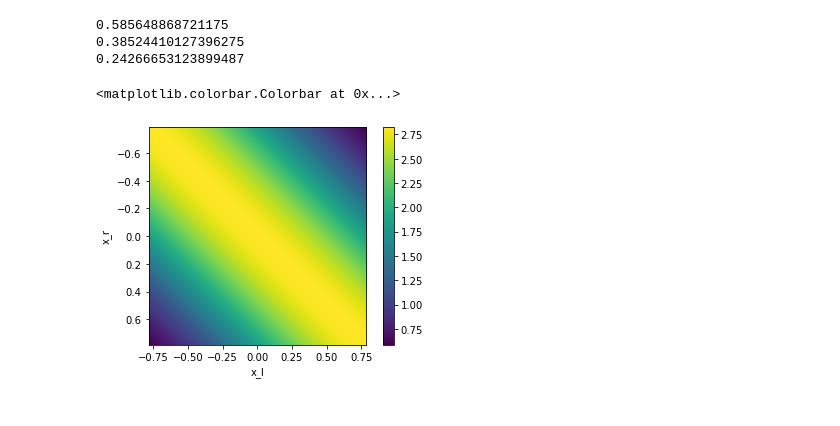
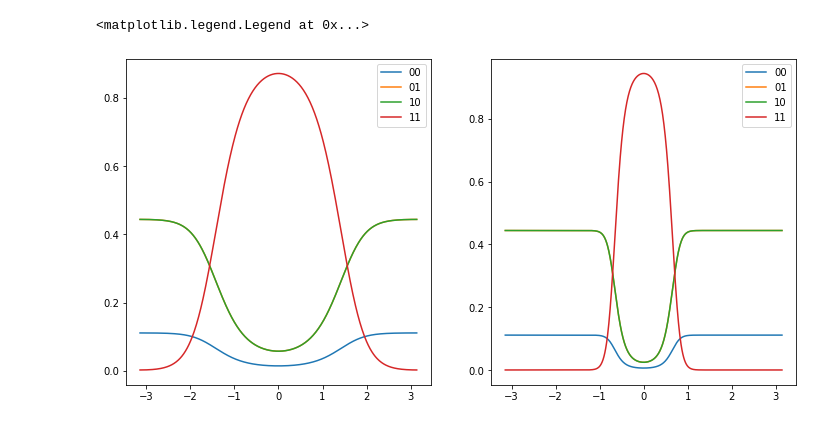
Before and after one commit to yy495/bistable_perception_project, a Jupyter notebook: new_model/new_model_discrete_z.ipynb, the cells around one changed output. Saved outputs shown, nothing was run; the diff lists cells and outputs as text; code cells hidden in the pictures.

```diff
--- a/new_model/new_model_discrete_z.ipynb
+++ b/new_model/new_model_discrete_z.ipynb
@@ -16,20 +3,0 @@ Text(0, 0.5, 'alpha_r')
-# %%
-print(np.i0(18**0.5)/np.i0(3)**2)
-print(np.i0(32**0.5)/np.i0(4)**2)
-print(np.i0(50**0.5)/np.i0(5)**2)
-# %% [output]
-0.585648868721175
-0.38524410127396275
-0.24266653123899487
-# %%
-X = np.arange(-np.pi/4,np.pi/4,0.01)
-Y = np.arange(-np.pi/4,np.pi/4,0.01)
-X,Y = np.meshgrid(X,Y)
-Z = np.i0(np.abs(3*np.exp(1j*X)+3*np.exp(1j*Y)))/np.i0(3)**2
-plt.imshow(Z,extent=[-np.pi/4,np.pi/4,np.pi/4,-np.pi/4])
-plt.xlabel('x_l')
-plt.ylabel('x_r')
-plt.colorbar()
-# %% [output]
-<matplotlib.colorbar.Colorbar at 0x...>
-[figure, removed]
@@ -35,0 +18,42 @@ plt.colorbar()
+# %%
+theta = np.arange(-np.pi,np.pi,0.01)
+x_l = np.zeros(theta.shape)
+x_r = theta
+kappa = 5
+kappa_0 = 0
+prior = [0.04,0.16,0.16,0.64]
+P_00_raw = prior[0]*np.ones(x_l.shape)
+P_01_raw = prior[1]*np.i0(np.abs(kappa*np.exp(1j*x_r)+kappa_0))/np.i0(kappa)/np.i0(kappa_0)
+P_10_raw = prior[2]*np.i0(np.abs(kappa*np.exp(1j*x_l)+kappa_0))/np.i0(kappa)/np.i0(kappa_0)
+P_11_raw = prior[3]*np.i0(np.abs(kappa*np.exp(1j*x_r)+kappa*np.exp(1j*x_l)+kappa_0))/np.i0(kappa)**2/np.i0(kappa_0)
+P00_l = P_00_raw/(P_00_raw+P_01_raw+P_10_raw+P_11_raw)
+P01_l = P_01_raw/(P_00_raw+P_01_raw+P_10_raw+P_11_raw)
+P10_l = P_10_raw/(P_00_raw+P_01_raw+P_10_raw+P_11_raw)
+P11_l = P_11_raw/(P_00_raw+P_01_raw+P_10_raw+P_11_raw)
+kappa = 30
+kappa_0 = 0
+prior = [0.04,0.16,0.16,0.64]
+P_00_raw = prior[0]*np.ones(x_l.shape)
+P_01_raw = prior[1]*np.i0(np.abs(kappa*np.exp(1j*x_r)+kappa_0))/np.i0(kappa)/np.i0(kappa_0)
+P_10_raw = prior[2]*np.i0(np.abs(kappa*np.exp(1j*x_l)+kappa_0))/np.i0(kappa)/np.i0(kappa_0)
+P_11_raw = prior[3]*np.i0(np.abs(kappa*np.exp(1j*x_r)+kappa*np.exp(1j*x_l)+kappa_0))/np.i0(kappa)**2/np.i0(kappa_0)
+P00_h = P_00_raw/(P_00_raw+P_01_raw+P_10_raw+P_11_raw)
+P01_h = P_01_raw/(P_00_raw+P_01_raw+P_10_raw+P_11_raw)
+P10_h = P_10_raw/(P_00_raw+P_01_raw+P_10_raw+P_11_raw)
+P11_h = P_11_raw/(P_00_raw+P_01_raw+P_10_raw+P_11_raw)
+plt.rcParams["figure.figsize"] = (12,6)
+plt.subplot(1,2,1)
+plt.plot(theta,P00_l)
+plt.plot(theta,P01_l)
+plt.plot(theta,P10_l)
+plt.plot(theta,P11_l)
+plt.legend(['00','01','10','11'])
+plt.subplot(1,2,2)
+plt.plot(theta,P00_h)
+plt.plot(theta,P01_h)
+plt.plot(theta,P10_h)
+plt.plot(theta,P11_h)
+plt.legend(['00','01','10','11'])
+# %% [output]
+<matplotlib.legend.Legend at 0x...>
+[figure, added]
```
Also changed, not shown: parts of 9 cells of this notebook.
